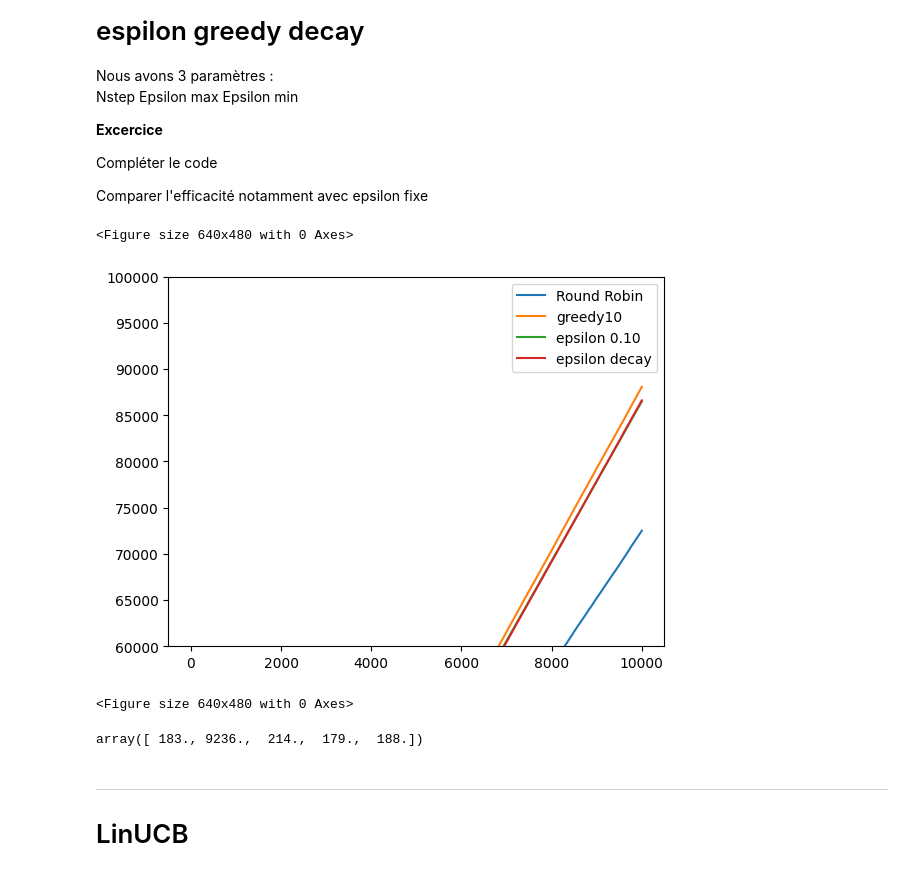
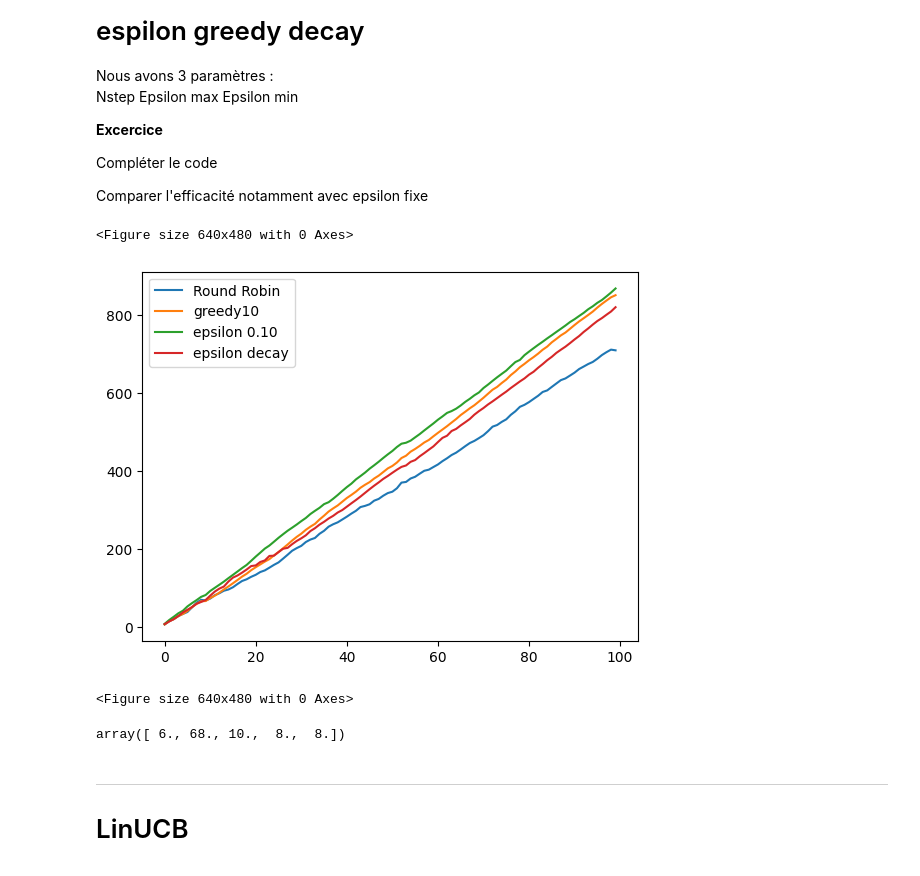
Before and after one commit to zeuzere/a59_2023, a Jupyter notebook: tp2/karm_v0_brut-solution.ipynb, the cells around one changed output. Cells and saved outputs as stored; diff of their text form; code cells hidden in the pictures.

```diff
--- a/tp2/karm_v0_brut-solution.ipynb
+++ b/tp2/karm_v0_brut-solution.ipynb
@@ -93,7 +95,7 @@ def RoundRobinPolicy(action,K):
     return (action+1) % K
 # %%
 np.random.seed(2023)
-nombre_tirage=10000
+nombre_tirage=100
 
 # conserver cet appel pour la suite pour comparer les résultats
 # nombre de bras , valeur initial de la moyenne des récompenses, nom de la politique
@@ -137,7 +139,7 @@ def greedyPolicy(num_action, mean_reward_per_arm):
     return action
 # %%
 np.random.seed(2023)
-nombre_tirage=10000
+nombre_tirage=100
 Q = np.full((K),10)
 N = np.zeros((K))
 
@@ -190,7 +192,7 @@ def egreedyPolicy(num_action,epsilon,mean_reward_per_arm):
     return(np.argmax(mean_reward_per_arm))
 # %%
 np.random.seed(2023)
-nombre_tirage=10000
+nombre_tirage=100
 epsilon=0.10
 
 result=[]
@@ -239,10 +241,10 @@ Compléter le code
 Comparer l'efficacité notamment avec epsilon fixe
 # %%
 np.random.seed(2023)
-nombre_tirage=10000
+nombre_tirage=100
 epsilonMax=0.90
 epsilonMin=0.05
-NbPas = 1000
+NbPas = 80
 result=[]
 eps=[]
 Q=np.zeros((K))
@@ -267,22 +269,22 @@ result_epsilon_decay = np.cumsum(result)
 # %%
 # comparer les courbes
 plt.figure()
 plt.plot(result_round_robin,label="Round Robin")
 plt.plot(result_greedy_10,label="greedy10")
 plt.plot(result_epsilon_10,label="epsilon 0.10")
 plt.plot(result_epsilon_decay,label="epsilon decay")
 # plt.xlim(0,100)
-plt.ylim(60000,100000)
+
 plt.legend()
 plt.figure()
 # %% [output]
 <Figure size 640x480 with 0 Axes>
-[figure, old version]
+[figure, new version]
 <Figure size 640x480 with 0 Axes>
 # %%
 N
 # %% [output]
-array([ 183., 9236.,  214.,  179.,  188.])
+array([ 6., 68., 10.,  8.,  8.])
 # %% [markdown]
 ---
 # LinUCB
```
Also changed, not shown: parts of 14 cells of this notebook.
